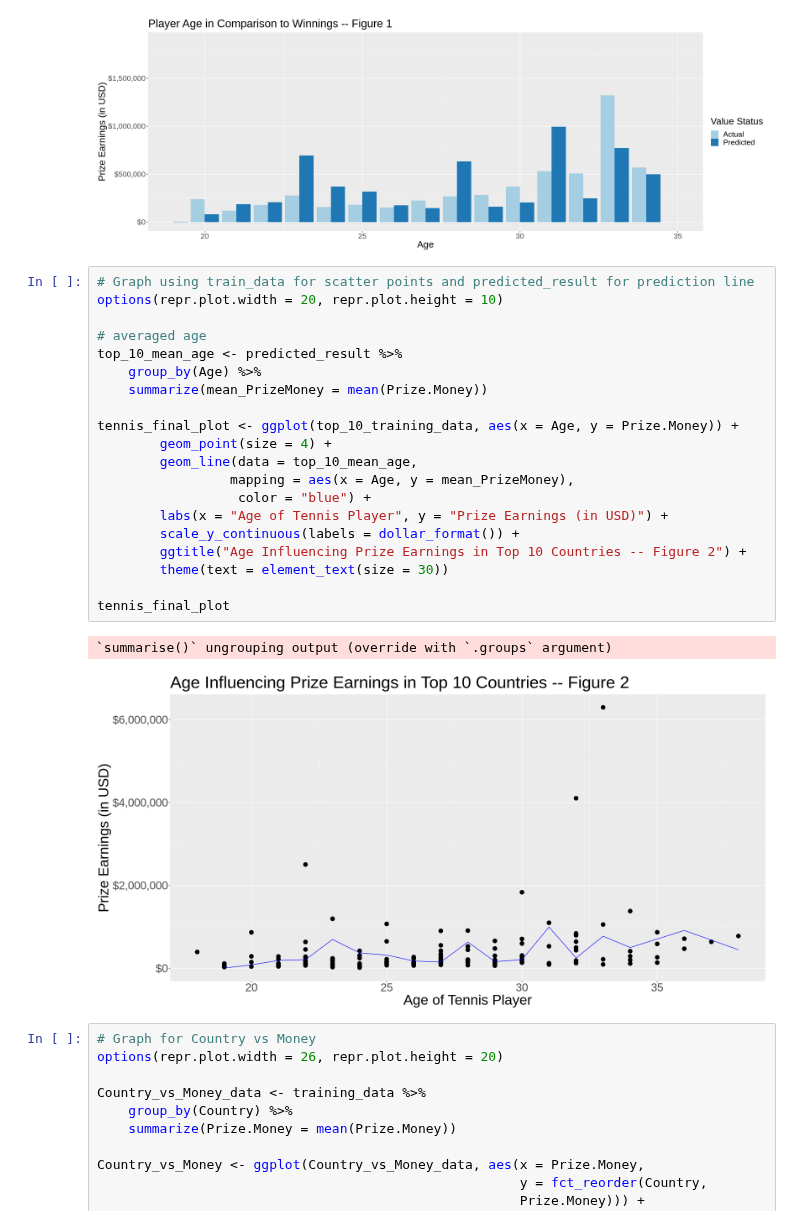
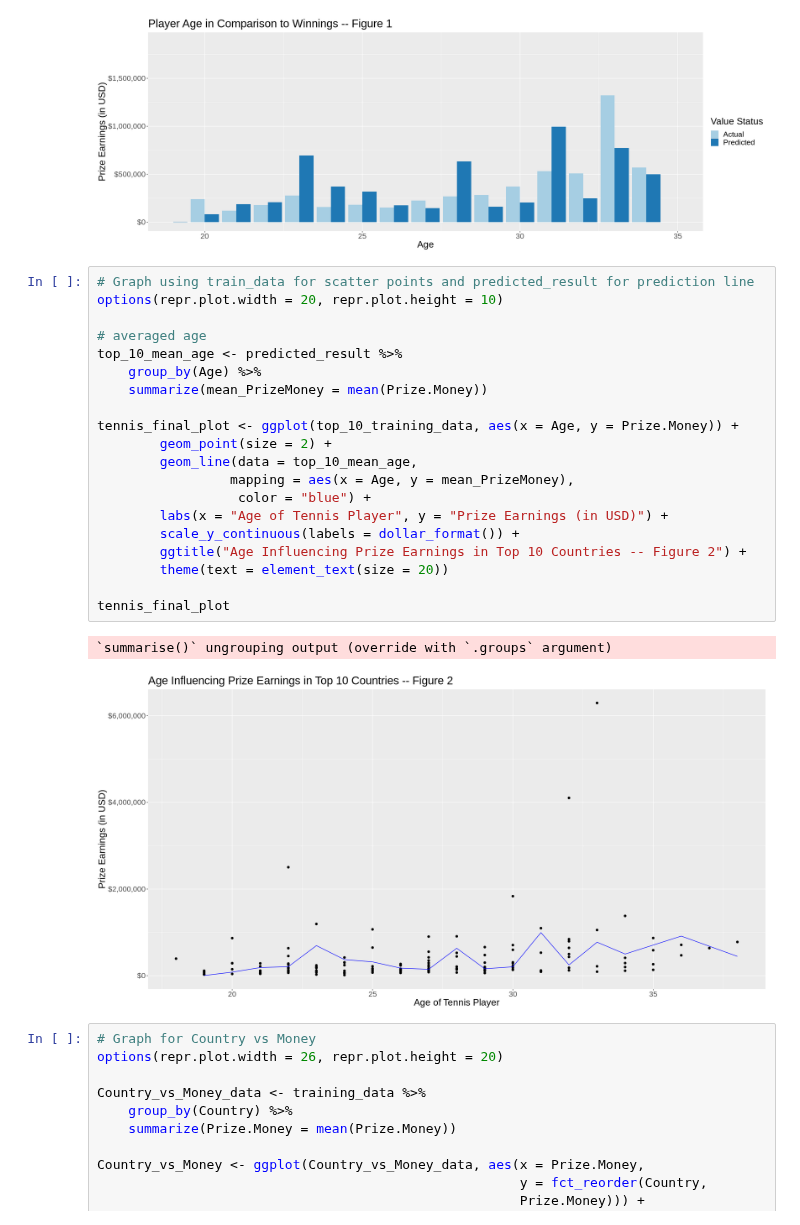
Before and after one commit to cpureza/dsci_group_project, a Jupyter notebook: dsci_project_folder/Fridays_Work.ipynb, the cells around one changed output. Saved outputs shown, nothing was run; the diff lists cells and outputs as text.

Commit message:
tweaked scatterplot

```diff
--- a/dsci_project_folder/Fridays_Work.ipynb
+++ b/dsci_project_folder/Fridays_Work.ipynb
@@ -309,26 +309,26 @@ Warning message:
 # %%
 # Graph using train_data for scatter points and predicted_result for prediction line
 options(repr.plot.width = 20, repr.plot.height = 10)
 
 # averaged age
 top_10_mean_age <- predicted_result %>%
     group_by(Age) %>%
     summarize(mean_PrizeMoney = mean(Prize.Money))
 
 tennis_final_plot <- ggplot(top_10_training_data, aes(x = Age, y = Prize.Money)) +
-        geom_point(size = 4) +
+        geom_point(size = 2) +
         geom_line(data = top_10_mean_age,
                  mapping = aes(x = Age, y = mean_PrizeMoney),
                   color = "blue") +
         labs(x = "Age of Tennis Player", y = "Prize Earnings (in USD)") +
         scale_y_continuous(labels = dollar_format()) +
         ggtitle("Age Influencing Prize Earnings in Top 10 Countries -- Figure 2") +
-        theme(text = element_text(size = 30))
+        theme(text = element_text(size = 20))
 
 tennis_final_plot
 # %% [output]
 `summarise()` ungrouping output (override with `.groups` argument)
-[figure, old version]
+[figure, new version]
 # %%
 # Graph for Country vs Money
 options(repr.plot.width = 26, repr.plot.height = 20)
```
